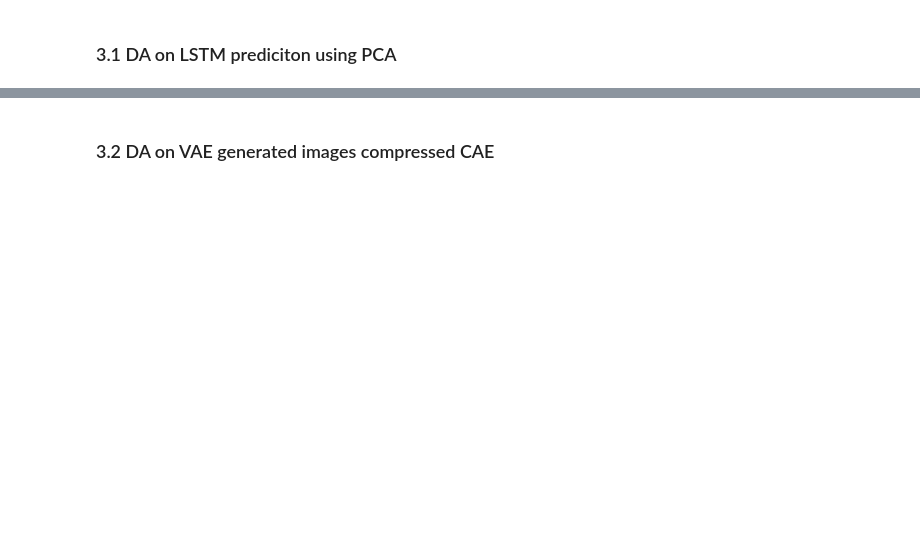
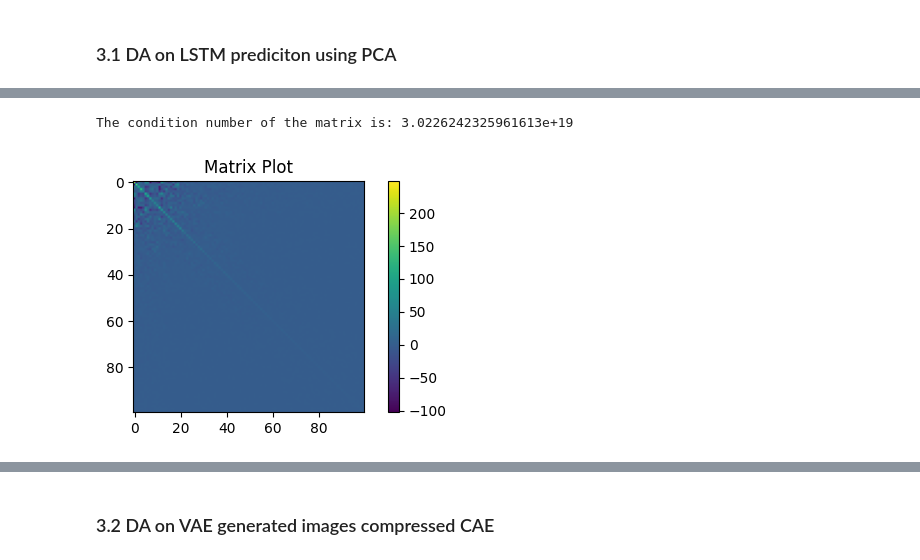
Before and after one commit to tjduu/wildfire-dl-da-forecasting, a Jupyter notebook: src/notebooks/assimilation/data_assimilation.ipynb, the cells around one changed output, grey strips where cells are left out. Drawn from its saved outputs; the diff is of its cells as text; code cells hidden in the pictures; blank space fills up the shorter version.

```diff
--- a/src/notebooks/assimilation/data_assimilation.ipynb
+++ b/src/notebooks/assimilation/data_assimilation.ipynb
@@ -184,0 +185,6 @@ The condition number of the matrix is: 219.42683660377884
+# %%
+# show the condition number of the original cov matrix
+plot_matrix_with_condition_number(da.R_0)
+# %% [output]
+The condition number of the matrix is: 3.0226242325961613e+19
+[figure, added]
```
Also changed, not shown: parts of 29 cells of this notebook.
